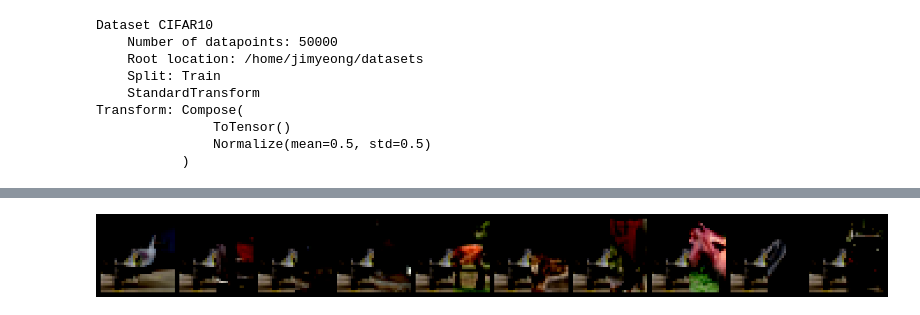
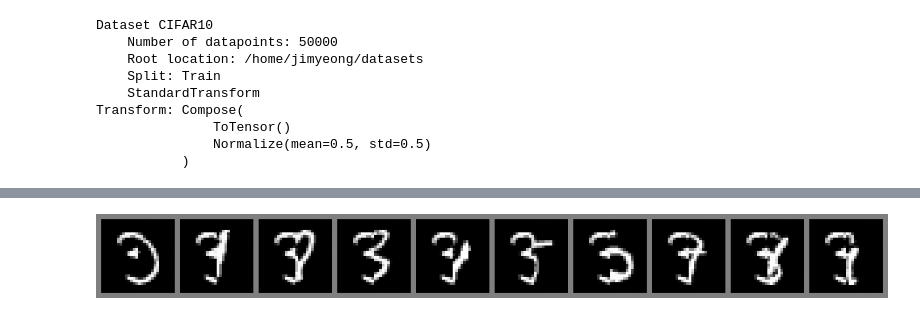
Before and after one commit to Thxios/diffusion-models, a Jupyter notebook: notebooks/interpolate.ipynb, the cells around one changed output, grey strips where cells are left out. Saved outputs shown, nothing was run; the diff lists cells and outputs as text; code cells hidden in the pictures.

```diff
--- a/notebooks/interpolate.ipynb
+++ b/notebooks/interpolate.ipynb
@@ -260,5 +307,12 @@ Label: 2
 # %%
-noise = torch.randn_like(sample_x)
+noise_seed = (sample_idx ** 2)%(2**32)
+gen_seed = ((noise_seed-1)**2)%(2**32)
+print(f'seed: {noise_seed}')
+print(f'gen_seed: {gen_seed}')
+noise = torch.randn_like(
+    sample_x,
+    generator=torch.Generator(device=sample_x.device).manual_seed(noise_seed)
+)
 n_perturb_steps = 10
 perturb_steps = torch.linspace(0, scheduler.n_steps-1, steps=n_perturb_steps+1, dtype=torch.int64)[1:]
 perturb_steps
@@ -273,11 +329,14 @@ tensor2image(make_grid(perturbed.cpu(), nrow=n_perturb_steps), resize_factor=4)
 # %%
-target_cls = 0
+target_cls = 1
 # pred_fn = model.get_pred_fn(cond=torch.tensor([target_cls], device=device))
 pred_fn = model.get_pred_fn(cond=torch.tensor([target_cls], device=device), guidance_scale=1.0)
 rets = []
+gen = torch.Generator(device=device).manual_seed(gen_seed)
 for i, step in enumerate(perturb_steps):
     perturbed_x = perturbed[i].unsqueeze(0).to(device)
-    ret = sampler.sample(perturbed_x, scheduler, pred_fn, initial_timestep=step)
+    # with torch.autocast(device_type=device.type, dtype=torch.bfloat16):
+    with infer_ctx:
+        ret = sampler.sample(perturbed_x, scheduler, pred_fn, initial_timestep=step, gen=gen)
     rets.append(ret[0].cpu())
 img = tensor2image(make_grid(rets, nrow=n_perturb_steps), resize_factor=4)
 display(img)
@@ -292,0 +353,10 @@ display(img)
+# %%
+target_cls_all = torch.arange(0, 10, device=device)
+print(target_cls_all)
+pred_fn = model.get_pred_fn(cond=target_cls_all)
+rets2 = []
+gen = torch.Generator(device=device).manual_seed(gen_seed)
+for i, step in enumerate(perturb_steps):
+    perturbed_x = torch.repeat_interleave(perturbed[i].unsqueeze(0), 10, 0).to(device)
+    ret = sampler.sample(perturbed_x, scheduler, pred_fn, initial_timestep=step, gen=gen)
+    rets2.append(ret.cpu())
@@ -302,7 +382,7 @@ tensor2image(perturbed_left, resize_factor=4)
 # %%
 from diffusion.sampler import BaseSampler
 
-class RepaintSampler(BaseSampler):
+class RepaintDDIMSampler(BaseSampler):
     def __init__(self, n_steps, clip_latent=True, pbar=False, pbar_kwargs=None):
         super().__init__(n_steps, pbar, pbar_kwargs)
         self.clip_latent = clip_latent
@@ -331,8 +411,8 @@ class RepaintSampler(BaseSampler):
             eps_pred = pred_fn(z, t_steps[i].repeat(z.size(0)))
             t = scheduler.get_schedule(t_steps[i])
 
-            alpha_t_ = torch.sqrt(t.alpha_sq).to(z.dtype)
-            sigma_t_ = torch.sqrt(t.sigma_sq).to(z.dtype)
+            alpha_t_ = t.alpha.to(z.dtype)
+            sigma_t_ = t.sigma.to(z.dtype)
             x0_pred = (z - sigma_t_ * eps_pred) / alpha_t_
             if self.clip_latent:
                 x0_pred = torch.clip(x0_pred, -1, 1)
@@ -340,8 +420,8 @@ class RepaintSampler(BaseSampler):
             if i < len(t_steps) - 1:
                 t_prime = scheduler.get_schedule(t_steps[i + 1])
 
-                alpha_t_prime_ = torch.sqrt(t_prime.alpha_sq).to(z.dtype)
-                sigma_t_prime_ = torch.sqrt(t_prime.sigma_sq).to(z.dtype)
+                alpha_t_prime_ = t_prime.alpha.to(z.dtype)
+                sigma_t_prime_ = t_prime.sigma.to(z.dtype)
                 z = alpha_t_prime_ * x0_pred + sigma_t_prime_ * eps_pred
                 known_part = scheduler.diffuse(x, t_steps[i].repeat(z.size(0)), noise)
 
@@ -376,20 +456,22 @@ Label: 0
 # %%
-rep_sampler = RepaintSampler(n_steps=100, pbar=True)
+rep_sampler = RepaintDDIMSampler(n_steps=100, pbar=True)
 samples = []
+z_seed = 1234
+gen = torch.Generator(device=device).manual_seed(z_seed)
 for target_cls in tqdm(range(10)):
 # target_cls = 2
 
     xx = sample_x.unsqueeze(0).to(device)
     mask = mask_right.unsqueeze(0).to(device)
-    eps = torch.randn_like(xx)
+    eps = torch.randn_like(xx, generator=gen)
     pred_fn = model.get_pred_fn(cond=torch.tensor([target_cls], device=device), guidance_scale=1.0)
     sampled = rep_sampler.sample(eps, scheduler, pred_fn, xx, mask)
     # tensor2image(sampled[0].cpu(), resize_factor=4)
     samples.append(sampled[0].cpu())
 img = tensor2image(make_grid(samples, nrow=10), resize_factor=4)
 display(img)
 # img.save(os.path.join(image_save_dir, f'{dataset_type}_repaint_{sample_idx}.png'))
 # %% [output]
-[figure, old version]
+[figure, new version]
 # %%
 n_samples = 10
```
Also changed, not shown: parts of 21 cells of this notebook, 26 other files.
